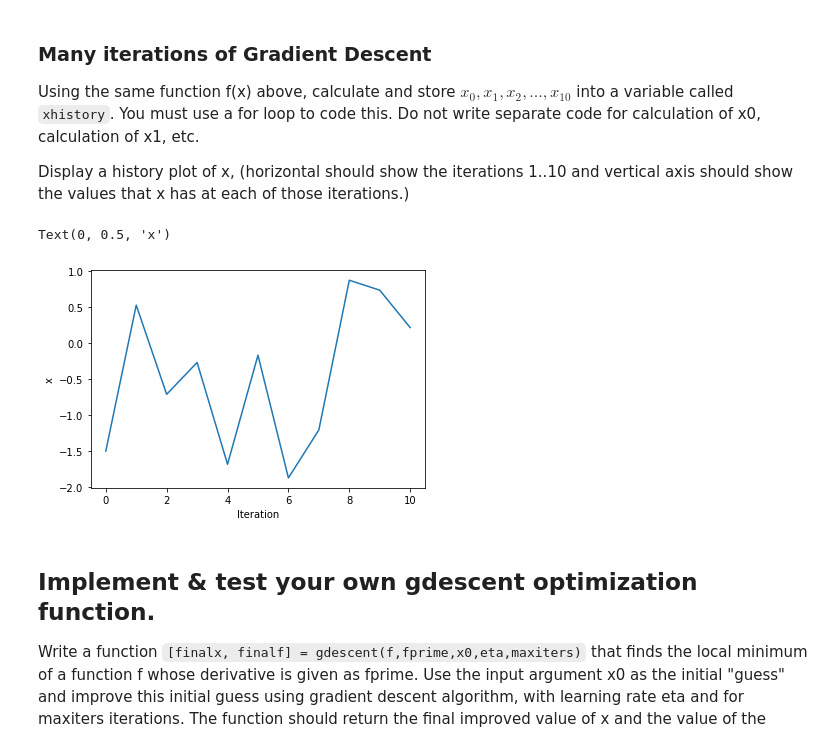
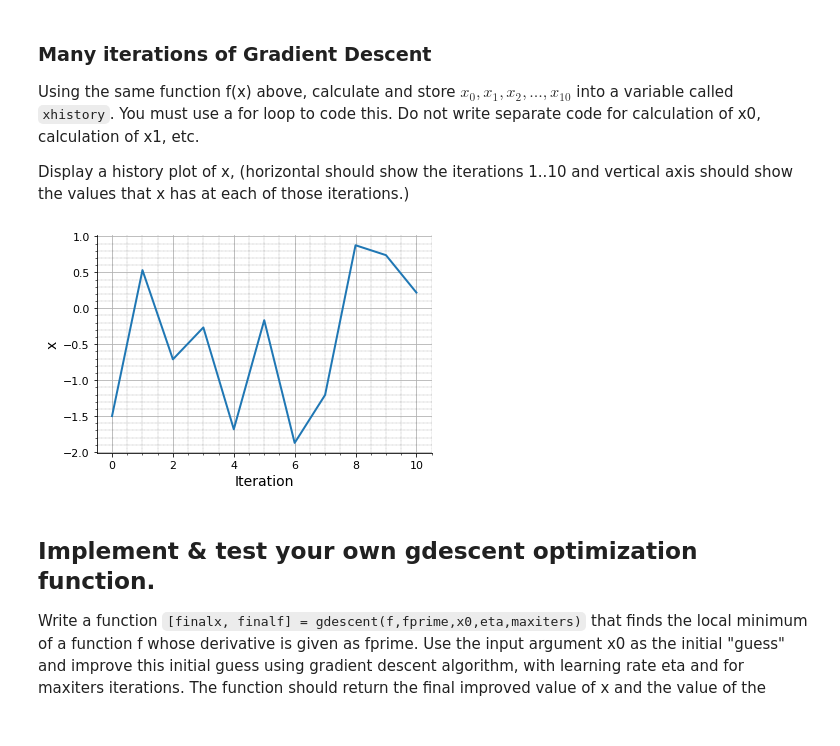
Before and after one commit to Kabilan108/drexel-coursework, a Jupyter notebook: bmes547/5_gdescent/homework/hwgdescent.ipynb, the cells around one changed output. Saved outputs shown, nothing was run; the diff lists cells and outputs as text; code cells hidden in the pictures.

```diff
--- a/bmes547/5_gdescent/homework/hwgdescent.ipynb
+++ b/bmes547/5_gdescent/homework/hwgdescent.ipynb
@@ -69,21 +70,25 @@ vertical axis should show the values that x has at each of those iterations.)
 # %%
 x0 = -1.5
 eta = 0.1
 
 # Gradient descent
 xhistory = [x0]
 for i in range(10):
     x = xhistory[-1] - eta * df(xhistory[-1])
     xhistory.append(x)
 
 # Plot x over iterations
 fig, ax = plt.subplots(figsize=(6, 4))
-ax.plot(xhistory, '-')
-ax.set_xlabel('Iteration')
-ax.set_ylabel('x')
+ax.plot(xhistory, '-', linewidth=2)
+ax.set_xlabel('Iteration', fontsize=14)
+ax.set_ylabel('x', fontsize=14)
+ax.minorticks_on()
+ax.tick_params(axis='both', which='major', labelsize=11)
+ax.grid(True)
+ax.grid(which='minor', linestyle=':', linewidth=0.3, color='black')
+ax.spines[['top', 'right']].set_visible(False)
 # %% [output]
-Text(0, 0.5, 'x')
-[figure, old version]
+[figure, new version]
 # %% [markdown]
 ## Implement & test your own gdescent optimization function.
 
```
Also changed, not shown: parts of 2 cells of this notebook.
